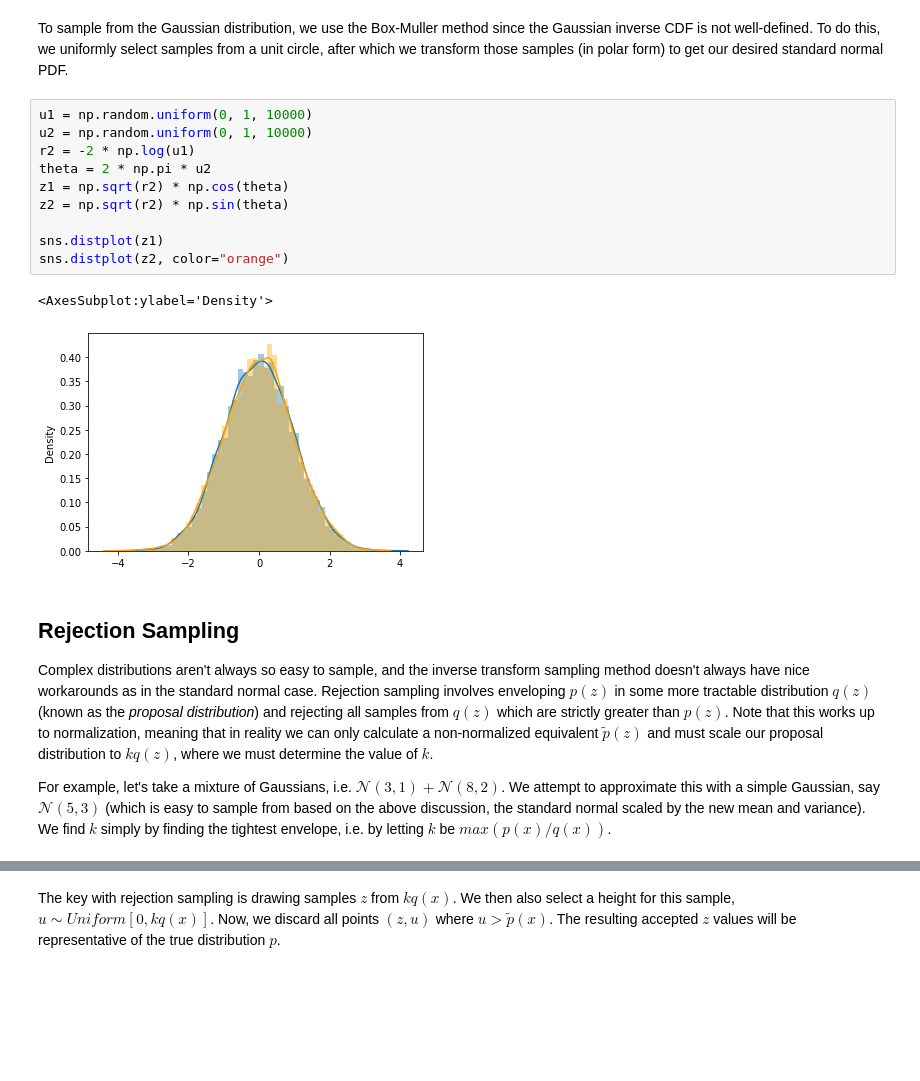
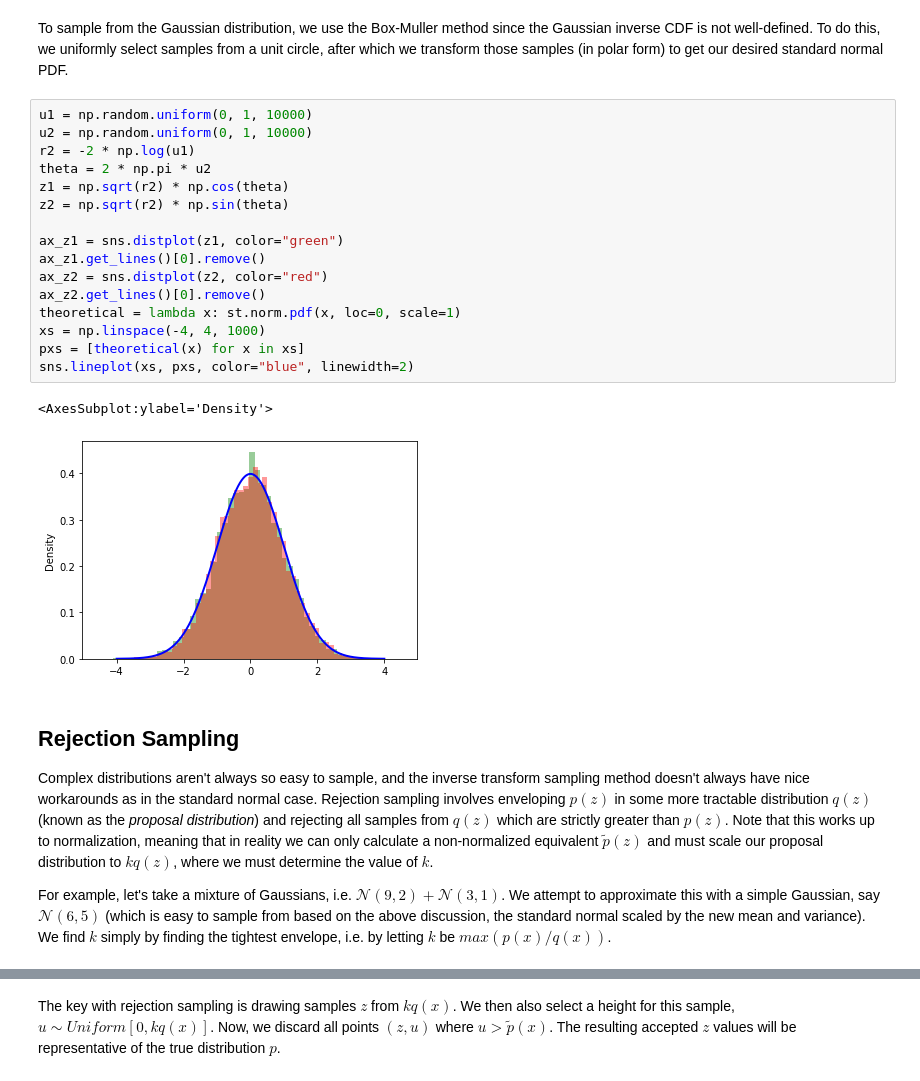
Before and after one commit to kanyesthaker/prml-notebooks, a Jupyter notebook: Sampling.ipynb, the cells around one changed output, grey strips where cells are left out. Drawn from its saved outputs; the diff is of its cells as text; blank space fills up the shorter version.

```diff
--- a/Sampling.ipynb
+++ b/Sampling.ipynb
@@ -48,20 +48,26 @@ To sample from the Gaussian distribution, we use the Box-Muller method since the
 # %%
 u1 = np.random.uniform(0, 1, 10000)
 u2 = np.random.uniform(0, 1, 10000)
 r2 = -2 * np.log(u1)
 theta = 2 * np.pi * u2
 z1 = np.sqrt(r2) * np.cos(theta)
 z2 = np.sqrt(r2) * np.sin(theta)
 
-sns.distplot(z1)
-sns.distplot(z2, color="orange")
+ax_z1 = sns.distplot(z1, color="green")
+ax_z1.get_lines()[0].remove()
+ax_z2 = sns.distplot(z2, color="red")
+ax_z2.get_lines()[0].remove()
+theoretical = lambda x: st.norm.pdf(x, loc=0, scale=1)
+xs = np.linspace(-4, 4, 1000)
+pxs = [theoretical(x) for x in xs]
+sns.lineplot(xs, pxs, color="blue", linewidth=2)
 # %% [output]
 <AxesSubplot:ylabel='Density'>
-[figure, old version]
+[figure, new version]
 # %% [markdown]
 ## Rejection Sampling
 
 Complex distributions aren't always so easy to sample, and the inverse transform sampling method doesn't always have nice workarounds as in the standard normal case. Rejection sampling involves enveloping $p(z)$ in some more tractable distribution $q(z)$ (known as the *proposal distribution*) and rejecting all samples from $q(z)$ which are strictly greater than $p(z)$. Note that this works up to normalization, meaning that in reality we can only calculate a non-normalized equivalent $\widetilde{p}(z)$ and must scale our proposal distribution to $kq(z)$, where we must determine the value of $k$.
 
-For example, let's take a mixture of Gaussians, i.e. $\mathcal{N}(3, 1) + \mathcal{N}(8, 2)$. We attempt to approximate this with a simple Gaussian, say $\mathcal{N}(5, 3)$ (which is easy to sample from based on the above discussion, the standard normal scaled by the new mean and variance). We find $k$ simply by finding the tightest envelope, i.e. by letting $k$ be $max(p(x)/q(x))$.
+For example, let's take a mixture of Gaussians, i.e. $\mathcal{N}(9, 2) + \mathcal{N}(3, 1)$. We attempt to approximate this with a simple Gaussian, say $\mathcal{N}(6, 5)$ (which is easy to sample from based on the above discussion, the standard normal scaled by the new mean and variance). We find $k$ simply by finding the tightest envelope, i.e. by letting $k$ be $max(p(x)/q(x))$.
 # %%
```
Also changed, not shown: parts of 3 cells of this notebook.
